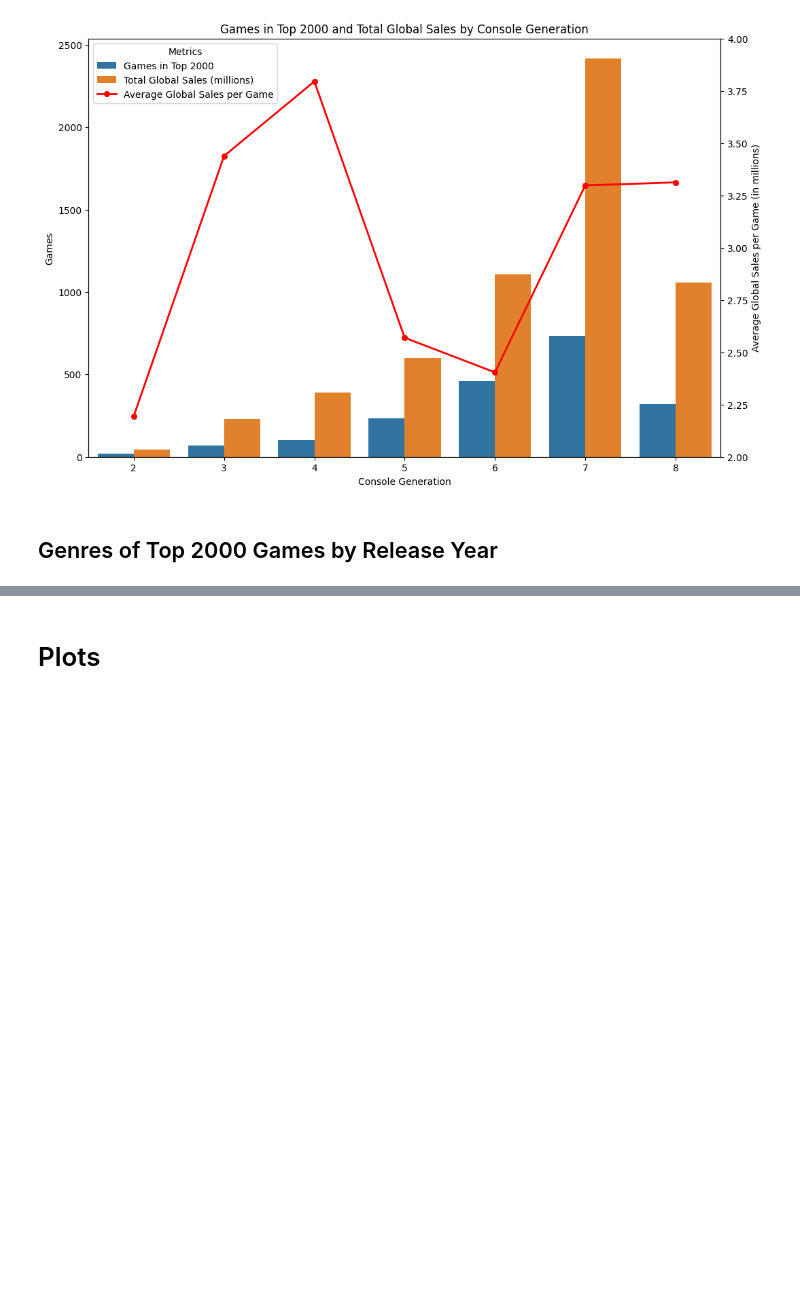
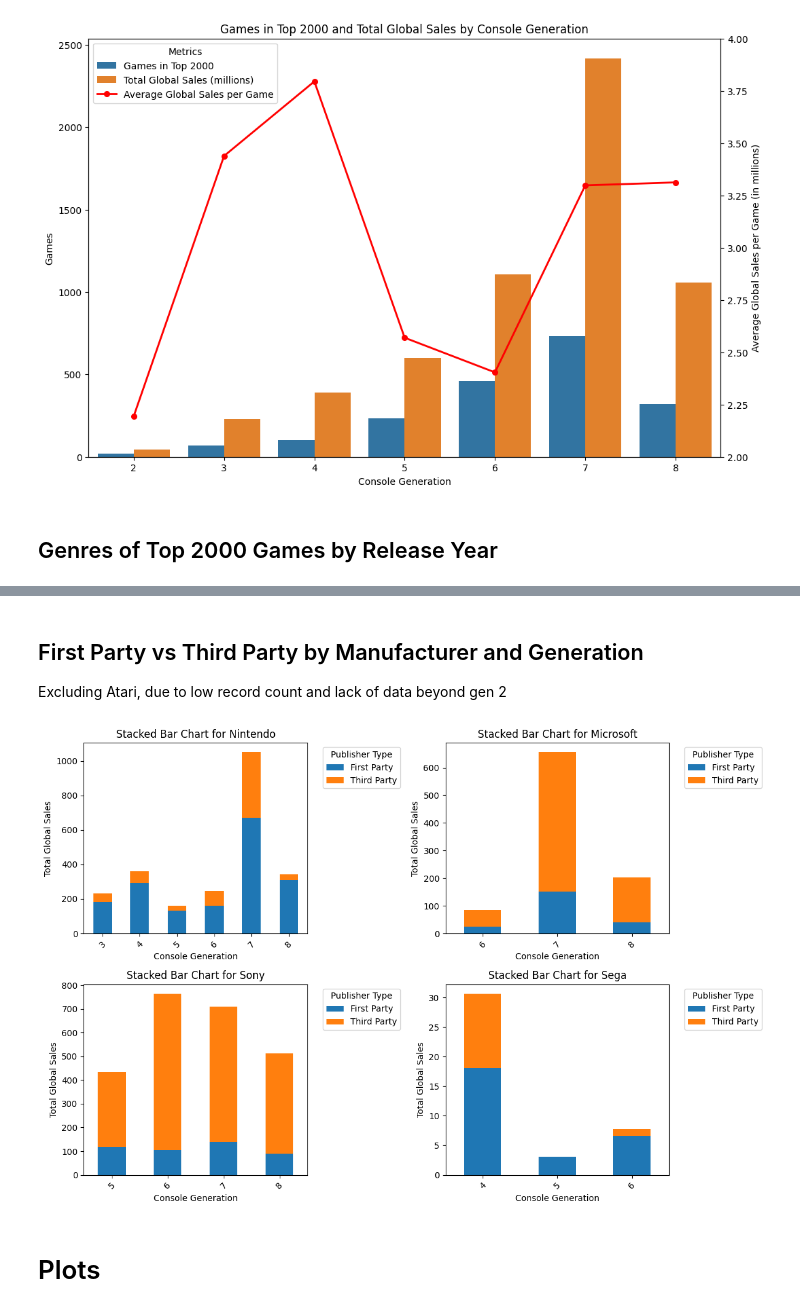
Before and after one commit to candersen114/Python2Source, a Jupyter notebook: finalproj.ipynb, the cells around one changed output, grey strips where cells are left out. Saved outputs shown, nothing was run; the diff lists cells and outputs as text; code cells hidden in the pictures; blank space fills up the shorter version.

```diff
--- a/finalproj.ipynb
+++ b/finalproj.ipynb
@@ -449,2 +476,47 @@ plt.show()
+# %% [markdown]
+## First Party vs Third Party by Manufacturer and Generation
+Excluding Atari, due to low record count and lack of data beyond gen 2
+# %%
+# Filter the dataframe for unique ConsoleManufacturers excluding "Atari"
+manufacturers = df[df['ConsoleManufacturer'] != 'Atari']['ConsoleManufacturer'].unique()
+
+# Create subplots
+fig, axes = plt.subplots(2, 2, figsize=(12, 8))
+
+# Flatten the axes array to simplify iteration
+axes = axes.flatten()
+
+# Iterate over each manufacturer and corresponding subplot
+for i, manufacturer in enumerate(manufacturers):
+    # Filter dataframe for the current manufacturer
+    manufacturer_df = df[(df['ConsoleManufacturer'] == manufacturer)]
+
+    # Calculate sum of Global_Sales for each combination of ConsoleGeneration and PublisherType
+    sales_by_generation_publisher = manufacturer_df.groupby(['ConsoleGeneration', 'PublisherType'])['Global_Sales'].sum().reset_index()
+
+    # Pivot the dataframe to have PublisherType as columns
+    sales_by_generation_publisher_pivot = sales_by_generation_publisher.pivot(index='ConsoleGeneration', columns='PublisherType', values='Global_Sales').fillna(0)
+
+    # Plot stacked bar chart for ConsoleGeneration with hue representing PublisherType and total Global_Sales
+    sales_by_generation_publisher_pivot.plot(kind='bar', stacked=True, ax=axes[i])
+
+    # Set title and labels
+    axes[i].set_title(f'Stacked Bar Chart for {manufacturer}')
+    axes[i].set_xlabel('Console Generation')
+    axes[i].set_ylabel('Total Global Sales')
+
+    # Rotate x-labels for better visibility
+    axes[i].tick_params(axis='x', rotation=45)
+
+    # Add legend outside of plot axes
+    axes[i].legend(title='Publisher Type', loc='upper left', bbox_to_anchor=(1.05, 1))
+
+# Adjust layout to prevent overlap
+plt.tight_layout()
+
+# Show the plot
+plt.show()
+# %% [output]
+[figure, added]
 # %% [markdown]
 # Plots
```
Also changed, not shown: parts of 4 cells of this notebook, 1 other file.
